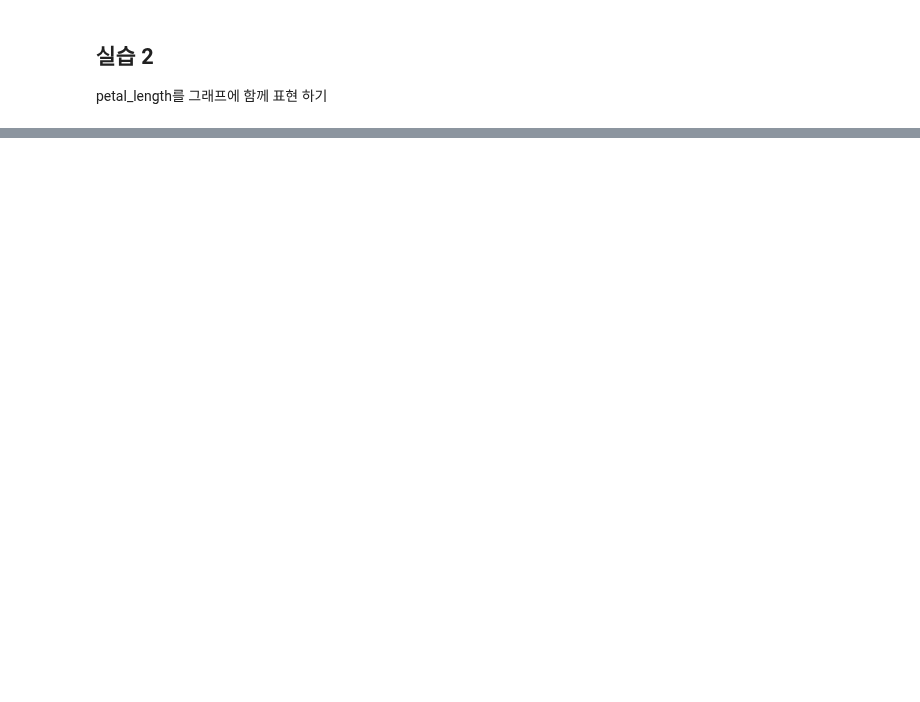
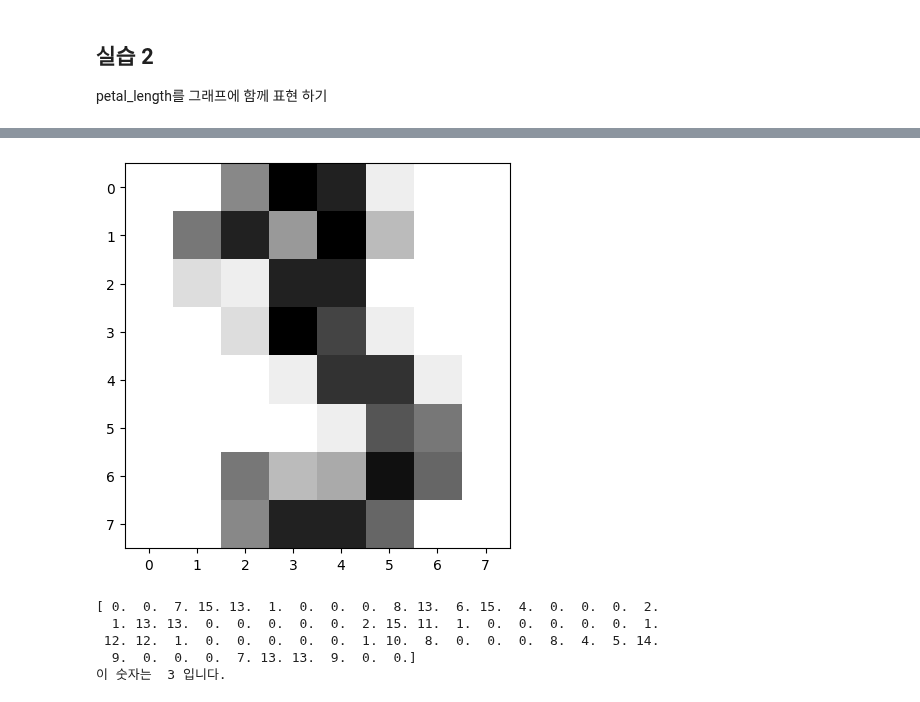
Before and after one commit to Global-YDH/AI_Engineering, a Jupyter notebook: ai_engineer.ipynb, the cells around one changed output, grey strips where cells are left out. Drawn from its saved outputs; the diff is of its cells as text; code cells hidden in the pictures; blank space fills up the shorter version.

```diff
--- a/ai_engineer.ipynb
+++ b/ai_engineer.ipynb
@@ -374,0 +396,18 @@ fig.show()
+# %%
+from sklearn import datasets
+import matplotlib.pyplot as plt
+
+digit=datasets.load_digits()
+
+plt.figure(figsize=(5,5))
+plt.imshow(digit.images[3],cmap=plt.cm.gray_r,interpolation='nearest') # 3번 샘플을 그림
+plt.show()
+print(digit.data[3]) # 3번 샘플의 화솟값을 출력
+print("이 숫자는 ",digit.target[3],"입니다.")
+# %% [output]
+[figure, added]
+[ 0.  0.  7. 15. 13.  1.  0.  0.  0.  8. 13.  6. 15.  4.  0.  0.  0.  2.
+  1. 13. 13.  0.  0.  0.  0.  0.  2. 15. 11.  1.  0.  0.  0.  0.  0.  1.
+ 12. 12.  1.  0.  0.  0.  0.  0.  1. 10.  8.  0.  0.  0.  8.  4.  5. 14.
+  9.  0.  0.  0.  7. 13. 13.  9.  0.  0.]
+이 숫자는  3 입니다.
```
Also changed, not shown: parts of 15 cells of this notebook.
